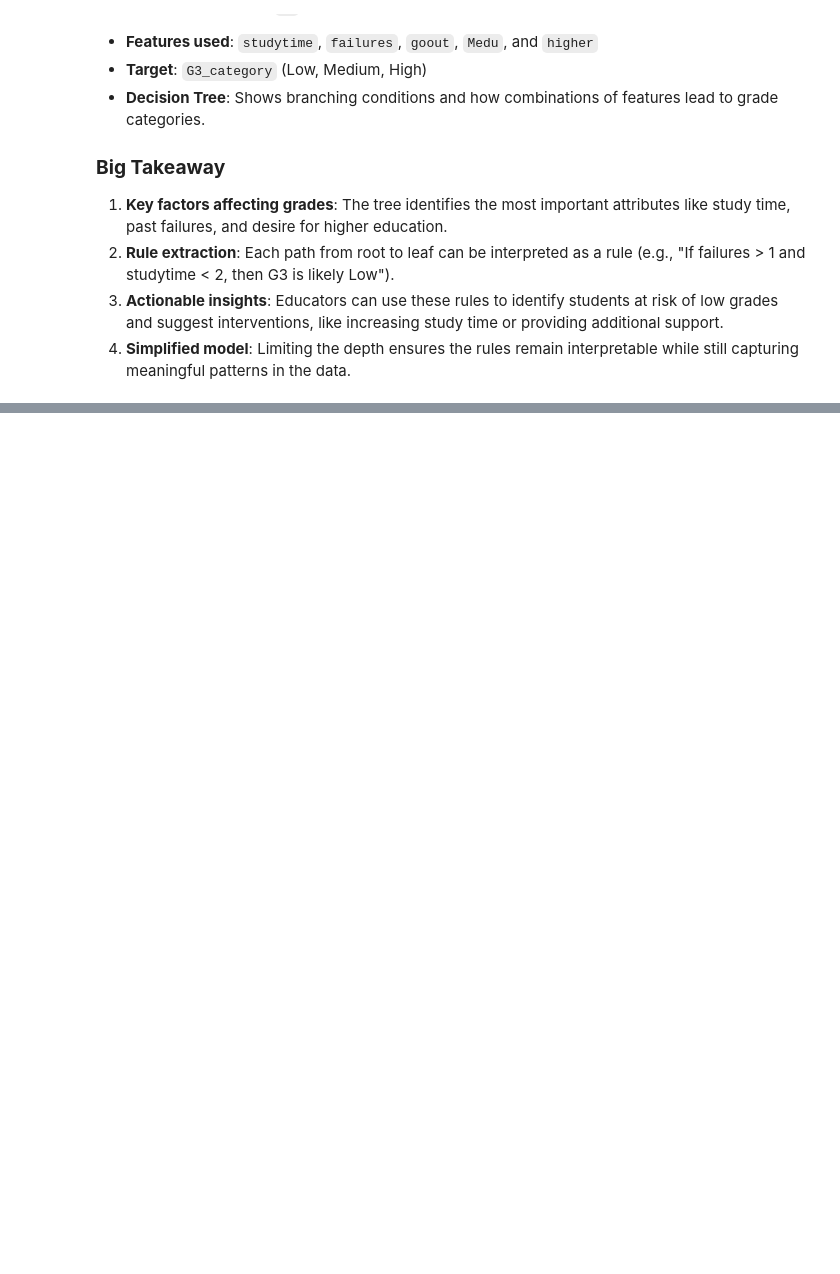
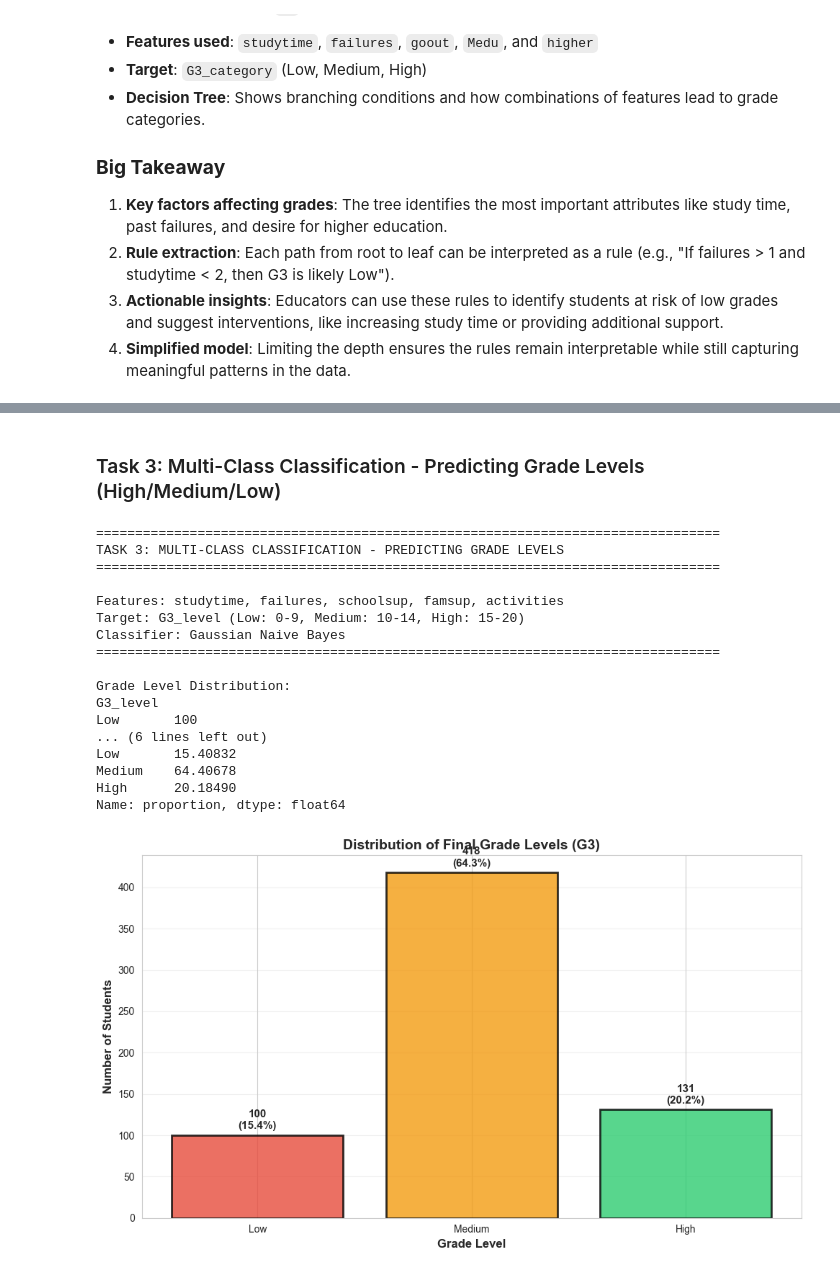
Before and after one commit to orchlonn/CS-456, a Jupyter notebook: Labs/Lab-5/Lab5.ipynb, the cells around one changed output, grey strips where cells are left out. Saved outputs shown, nothing was run; the diff lists cells and outputs as text; code cells hidden in the pictures; blank space fills up the shorter version.

```diff
--- a/Labs/Lab-5/Lab5.ipynb
+++ b/Labs/Lab-5/Lab5.ipynb
@@ -475,0 +756,64 @@ The purpose of this figure is to **extract interpretable rules from the student
+# %% [markdown]
+### Task 3: Multi-Class Classification - Predicting Grade Levels (High/Medium/Low)
+# %%
+# Multi-Class Classification: Predicting High/Medium/Low final grade (G3)
+# Features: studytime, failures, schoolsup, famsup, activities
+# Target: G3_level (Low: 0-9, Medium: 10-14, High: 15-20)
+
+print("=" * 80)
+print("TASK 3: MULTI-CLASS CLASSIFICATION - PREDICTING GRADE LEVELS")
+print("=" * 80)
+print("\nFeatures: studytime, failures, schoolsup, famsup, activities")
+print("Target: G3_level (Low: 0-9, Medium: 10-14, High: 15-20)")
+print("Classifier: Gaussian Naive Bayes")
+print("=" * 80)
+
+# Define grade level categories
+# Low: 0-9, Medium: 10-14, High: 15-20
+df_por['G3_level'] = pd.cut(df_por['G3'], bins=[-1, 9, 14, 20], labels=['Low', 'Medium', 'High'])
+
+# Show distribution of grade levels
+print("\nGrade Level Distribution:")
+print(df_por['G3_level'].value_counts().sort_index())
+print("\nPercentage Distribution:")
+print(df_por['G3_level'].value_counts(normalize=True).sort_index() * 100)
+
+# Visualize grade level distribution
+plt.figure(figsize=(10, 6))
+grade_counts = df_por['G3_level'].value_counts().sort_index()
+colors_grade = ['#e74c3c', '#f39c12', '#2ecc71']
+bars = plt.bar(grade_counts.index, grade_counts.values, color=colors_grade, alpha=0.8,
+              edgecolor='black', linewidth=2)
+plt.xlabel('Grade Level', fontsize=12, fontweight='bold')
+plt.ylabel('Number of Students', fontsize=12, fontweight='bold')
+plt.title('Distribution of Final Grade Levels (G3)', fontsize=14, fontweight='bold')
+plt.grid(axis='y', alpha=0.3)
+
+# Add value labels
+for bar, count in zip(bars, grade_counts.values):
+    height = bar.get_height()
+    plt.text(bar.get_x() + bar.get_width()/2., height + 5,
+           f'{count}\n({count/len(df_por)*100:.1f}%)',
+           ha='center', va='bottom', fontsize=11, fontweight='bold')
+
+plt.tight_layout()
+plt.show()
+# %% [output]
+================================================================================
+TASK 3: MULTI-CLASS CLASSIFICATION - PREDICTING GRADE LEVELS
+================================================================================
+
+Features: studytime, failures, schoolsup, famsup, activities
+Target: G3_level (Low: 0-9, Medium: 10-14, High: 15-20)
+Classifier: Gaussian Naive Bayes
+================================================================================
+
+Grade Level Distribution:
+G3_level
+Low       100
+... (6 lines left out)
+Low       15.40832
+Medium    64.40678
+High      20.18490
+Name: proportion, dtype: float64
+[figure, added]
```
Also changed, not shown: parts of 20 cells of this notebook.
